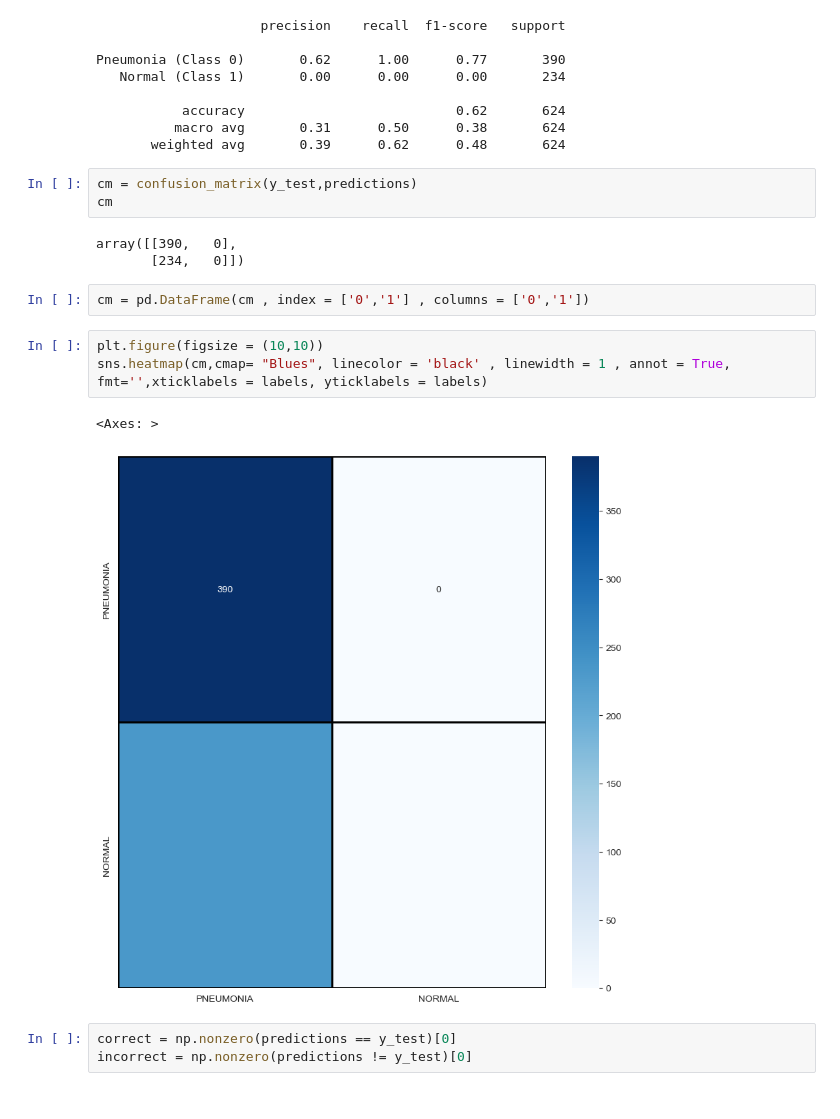
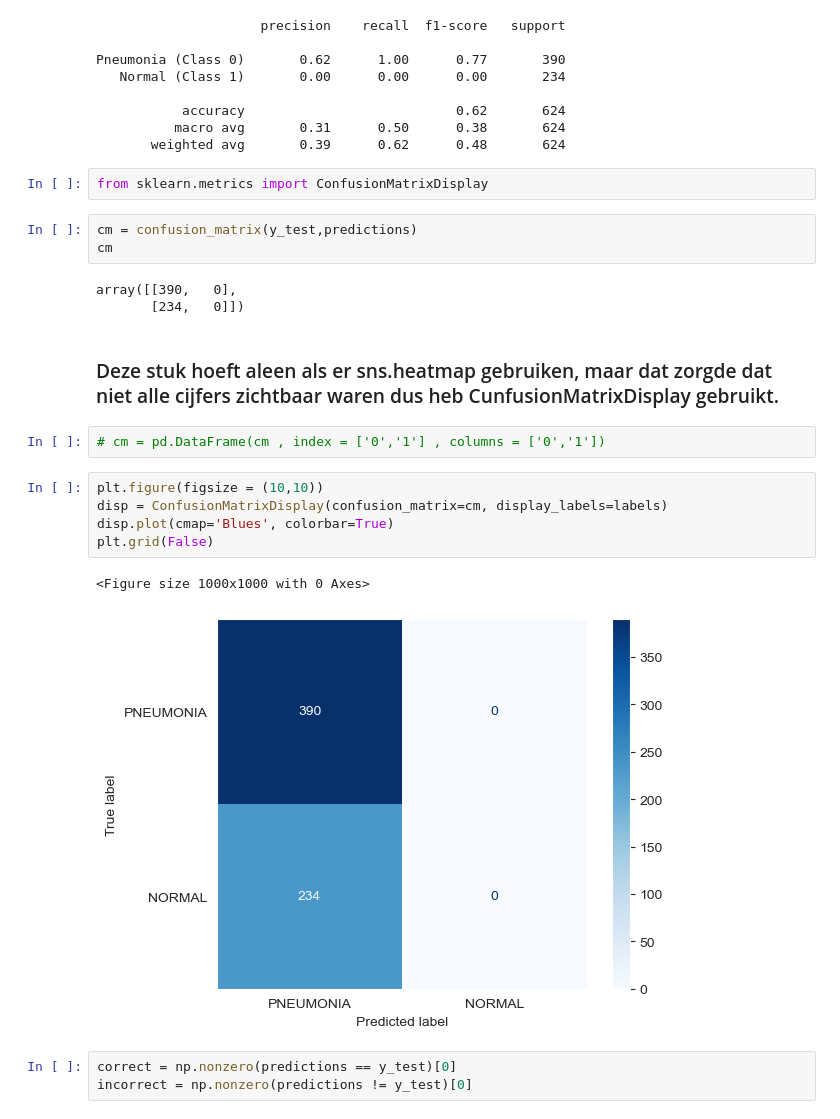
Before and after one commit to GabrielaGroenenewegenVanDerWeijden/DS_Ass2, a Jupyter notebook: main.ipynb, the cells around one changed output. Cells and saved outputs as stored; diff of their text form.

Commit message:
Confusion matrix gefixt

```diff
--- a/main.ipynb
+++ b/main.ipynb
@@ -262,20 +264,26 @@ Pneumonia (Class 0)       0.62      1.00      0.77       390
            accuracy                           0.62       624
           macro avg       0.31      0.50      0.38       624
        weighted avg       0.39      0.62      0.48       624
+# %%
+from sklearn.metrics import ConfusionMatrixDisplay
 # %%
 cm = confusion_matrix(y_test,predictions)
 cm
 # %% [output]
 array([[390,   0],
        [234,   0]])
+# %% [markdown]
+### Deze stuk hoeft aleen als er sns.heatmap gebruiken, maar dat zorgde dat niet alle cijfers zichtbaar waren dus heb CunfusionMatrixDisplay gebruikt.
 # %%
-cm = pd.DataFrame(cm , index = ['0','1'] , columns = ['0','1'])
+# cm = pd.DataFrame(cm , index = ['0','1'] , columns = ['0','1'])
-# %%
-plt.figure(figsize = (10,10))
-sns.heatmap(cm,cmap= "Blues", linecolor = 'black' , linewidth = 1 , annot = True, fmt='',xticklabels = labels, yticklabels = labels)
-# %% [output]
-<Axes: >
-[figure, removed]
+# %%
+plt.figure(figsize = (10,10))
+disp = ConfusionMatrixDisplay(confusion_matrix=cm, display_labels=labels)
+disp.plot(cmap='Blues', colorbar=True)
+plt.grid(False)
+# %% [output]
+<Figure size 1000x1000 with 0 Axes>
+[figure, added]
 # %%
 correct = np.nonzero(predictions == y_test)[0]
 incorrect = np.nonzero(predictions != y_test)[0]
```
Also changed, not shown: parts of 6 cells of this notebook.
